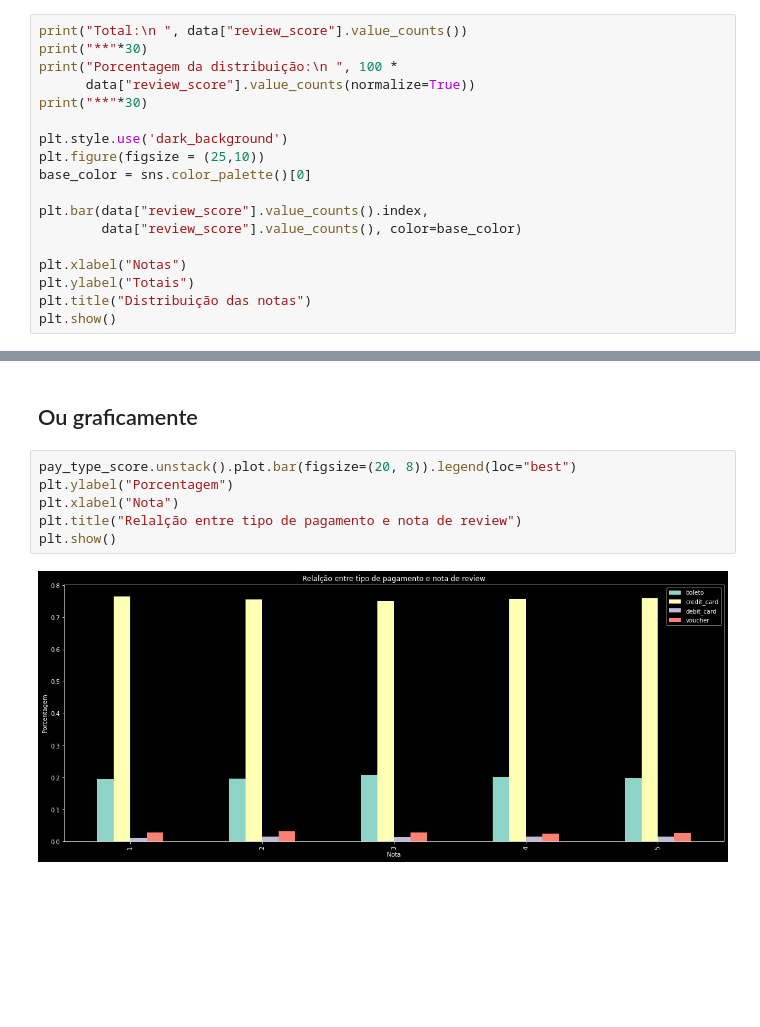
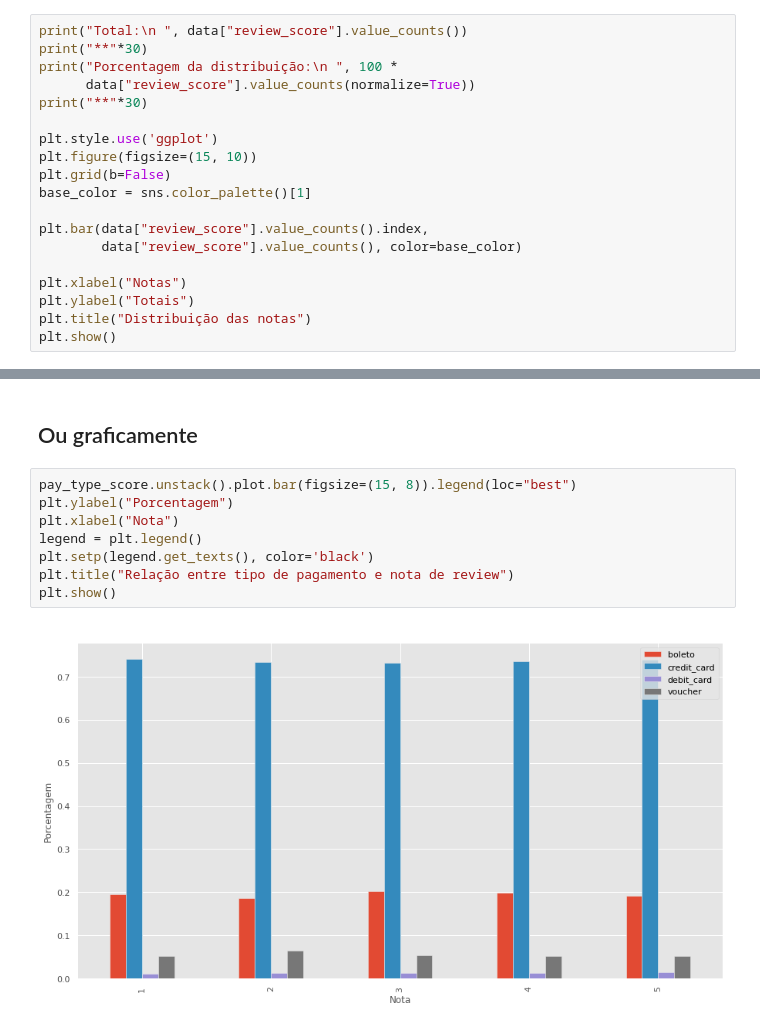
Before and after one commit to carlossrb/py-projects, a Jupyter notebook: src/ecommerces/ecommerces.ipynb, the cells around one changed output, grey strips where cells are left out. Cells and saved outputs as stored; diff of their text form; blank space fills up the shorter version.

```diff
--- a/src/ecommerces/ecommerces.ipynb
+++ b/src/ecommerces/ecommerces.ipynb
@@ -50,9 +50,10 @@ print("Porcentagem da distribuição:\n ", 100 *
       data["review_score"].value_counts(normalize=True))
 print("**"*30)
 
-plt.style.use('dark_background')
-plt.figure(figsize = (25,10))
-base_color = sns.color_palette()[0]
+plt.style.use('ggplot')
+plt.figure(figsize=(15, 10))
+plt.grid(b=False)
+base_color = sns.color_palette()[1]
 
 plt.bar(data["review_score"].value_counts().index,
         data["review_score"].value_counts(), color=base_color)
@@ -145,11 +151,13 @@ pay_type_score.unstack()
 # %% [markdown]
 <h2>Ou graficamente</h2>
 # %%
-pay_type_score.unstack().plot.bar(figsize=(20, 8)).legend(loc="best")
+pay_type_score.unstack().plot.bar(figsize=(15, 8)).legend(loc="best")
 plt.ylabel("Porcentagem")
 plt.xlabel("Nota")
-plt.title("Relalção entre tipo de pagamento e nota de review")
+legend = plt.legend()
+plt.setp(legend.get_texts(), color='black')
+plt.title("Relação entre tipo de pagamento e nota de review")
 plt.show()
 # %% [output]
-[figure, old version]
+[figure, new version]
 # %% [markdown]
```
Also changed, not shown: parts of 37 cells of this notebook, 1 other file.
